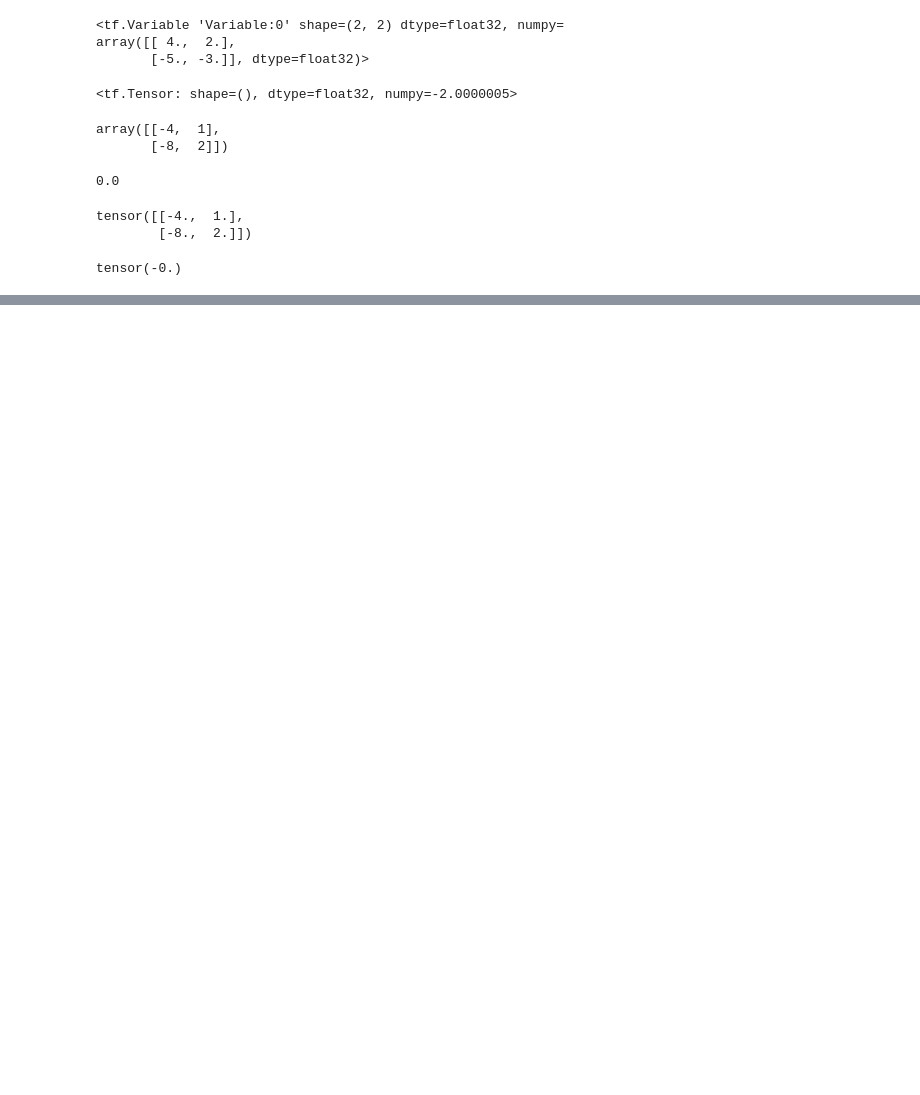
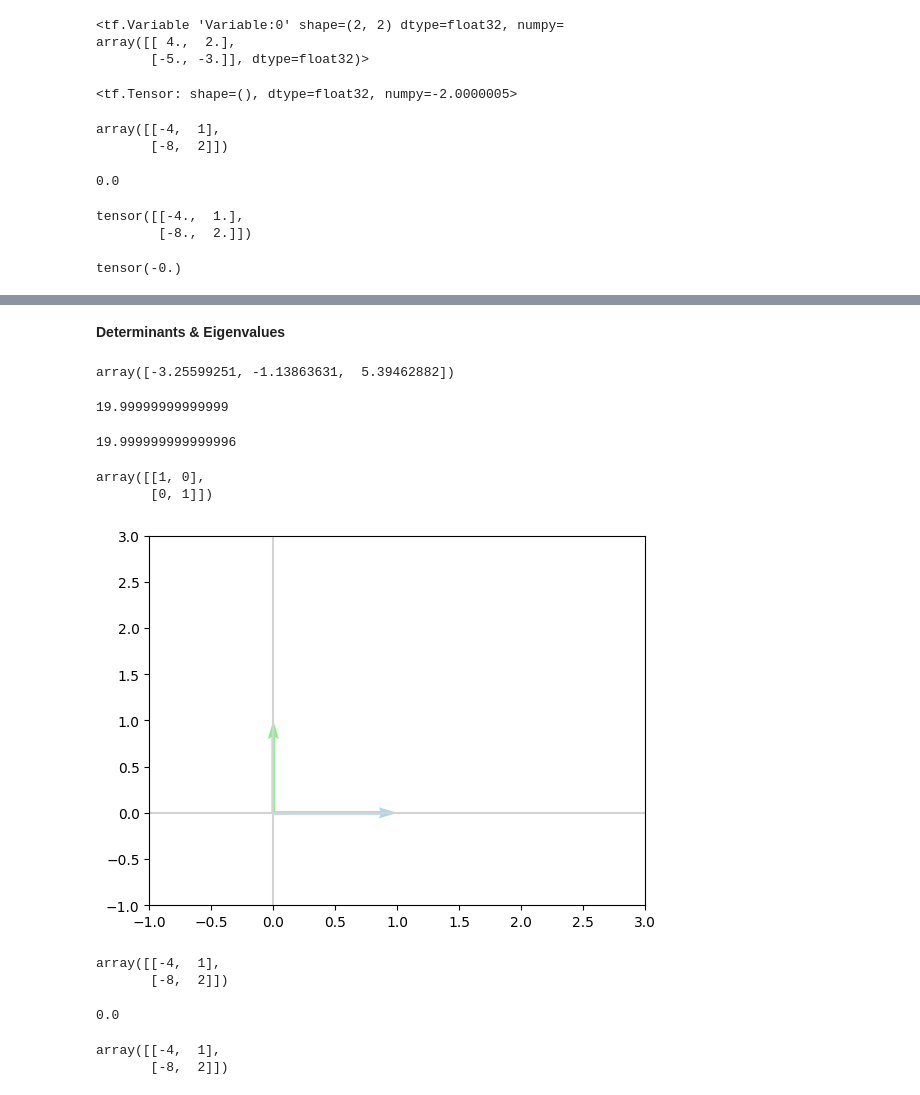
Before and after one commit to medhanies/math-ml-foundations, a Jupyter notebook: notebooks/2-linear-algebra-ii.ipynb, the cells around one changed output, grey strips where cells are left out. Drawn from its saved outputs; the diff is of its cells as text; code cells hidden in the pictures; blank space fills up the shorter version.

```diff
--- a/notebooks/2-linear-algebra-ii.ipynb
+++ b/notebooks/2-linear-algebra-ii.ipynb
@@ -442,0 +454,43 @@ tensor(-0.)
+# %% [markdown]
+**Determinants & Eigenvalues**
+# %%
+lambdas, V = np.linalg.eig(X)
+lambdas
+# %% [output]
+array([-3.25599251, -1.13863631,  5.39462882])
+# %%
+np.product(lambdas)
+# %% [output]
+19.99999999999999
+# %%
+np.abs(np.linalg.det(X))
+# %% [output]
+19.999999999999996
+# %%
+B = np.array([[1, 0], [0, 1]])
+B
+# %% [output]
+array([[1, 0],
+       [0, 1]])
+# %%
+plot_vectors([vectorfy(B, 0), vectorfy(B, 1)],
+             ['lightblue', 'lightgreen'])
+plt.xlim(-1, 3)
+_ = plt.ylim(-1, 3)
+# %% [output]
+[figure, added]
+# %%
+N
+# %% [output]
+array([[-4,  1],
+       [-8,  2]])
+# %%
+np.linalg.det(N)
+# %% [output]
+0.0
+# %%
+NB = np.dot(N, B)
+NB
+# %% [output]
+array([[-4,  1],
+       [-8,  2]])
```
Also changed, not shown: parts of 48 cells of this notebook.
